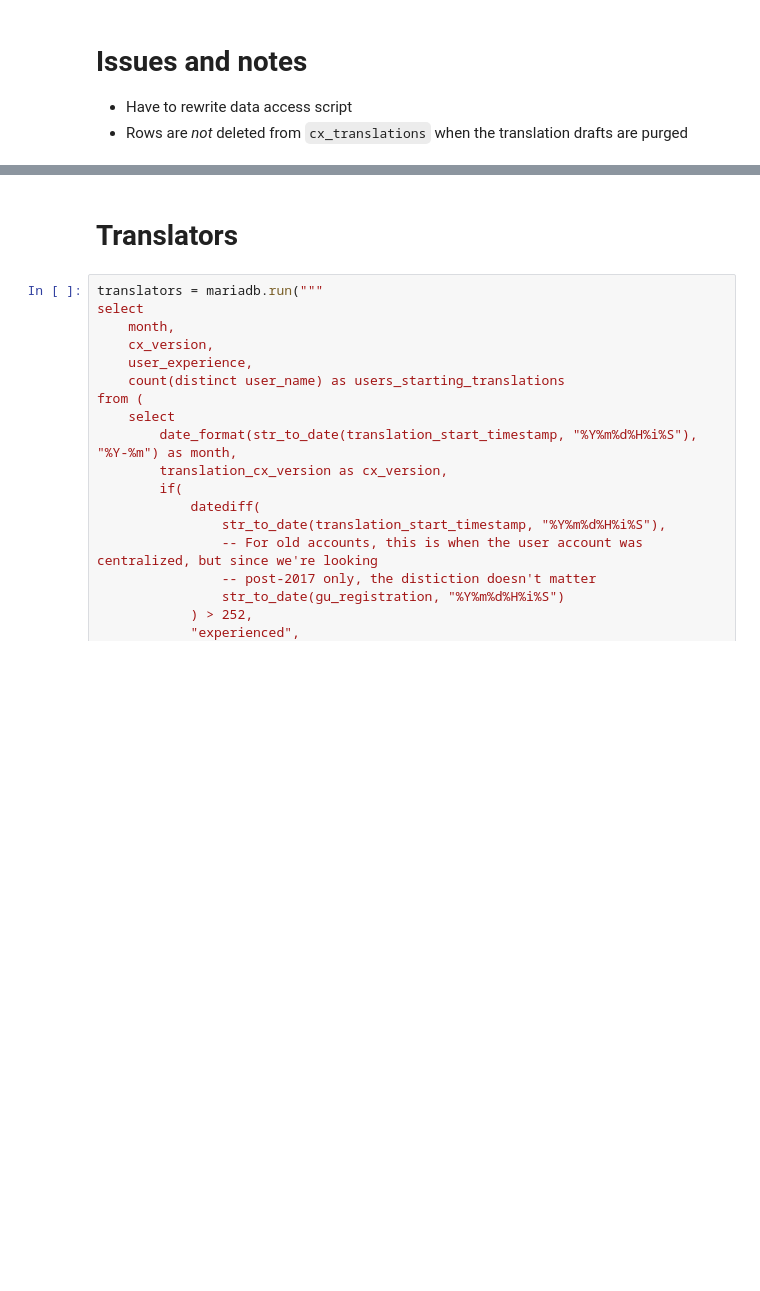
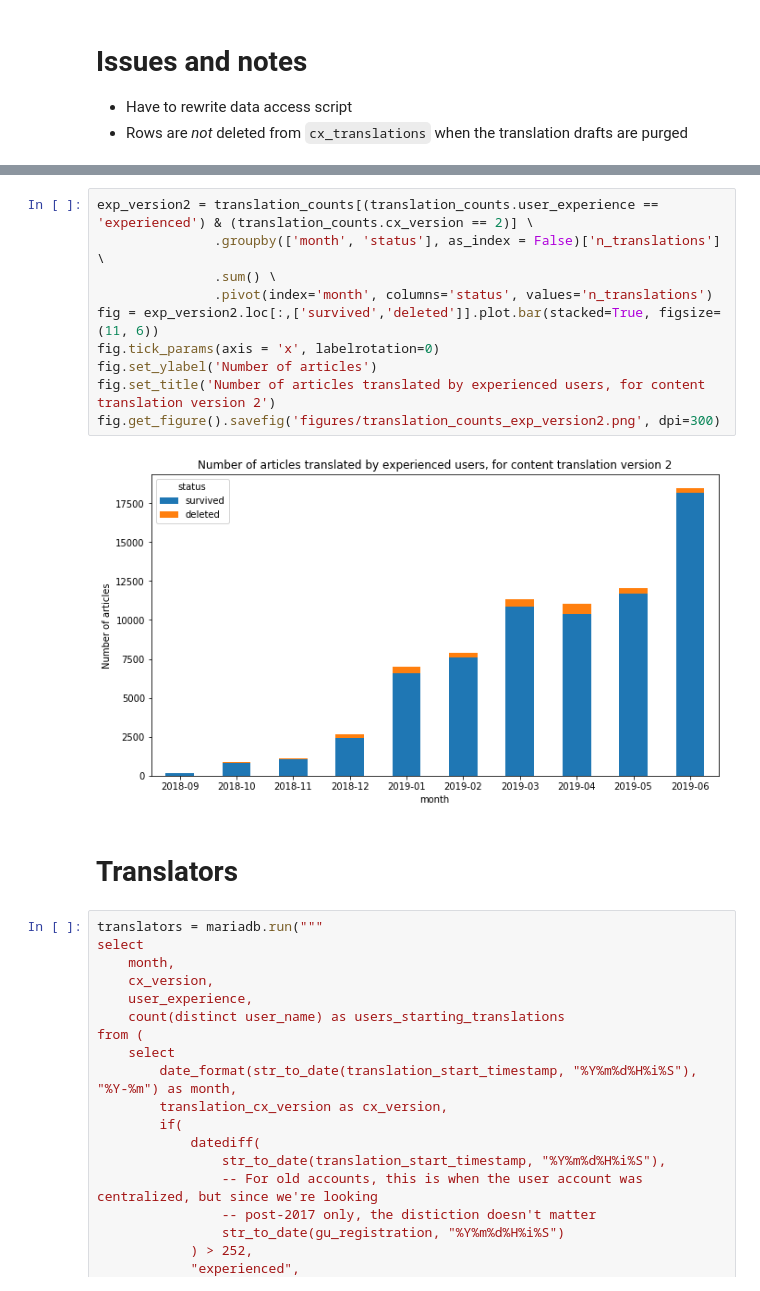
Before and after one commit to wikimedia-research/2018-19-Language-annual-plan-metrics, a Jupyter notebook: Language-metrics.ipynb, the cells around one changed output, grey strips where cells are left out. Saved outputs shown, nothing was run; the diff lists cells and outputs as text; blank space fills up the shorter version.

```diff
--- a/Language-metrics.ipynb
+++ b/Language-metrics.ipynb
@@ -195,3 +112,15 @@ for df in dfs:
+# %%
+exp_version2 = translation_counts[(translation_counts.user_experience == 'experienced') & (translation_counts.cx_version == 2)] \
+               .groupby(['month', 'status'], as_index = False)['n_translations'] \
+               .sum() \
+               .pivot(index='month', columns='status', values='n_translations')
+fig = exp_version2.loc[:,['survived','deleted']].plot.bar(stacked=True, figsize=(11, 6))
+fig.tick_params(axis = 'x', labelrotation=0)
+fig.set_ylabel('Number of articles')
+fig.set_title('Number of articles translated by experienced users, for content translation version 2')
+fig.get_figure().savefig('figures/translation_counts_exp_version2.png', dpi=300)
+# %% [output]
+[figure, added]
 # %% [markdown]
 # Translators
 # %%
```
Also changed, not shown: parts of 13 cells of this notebook, 4 other files.
